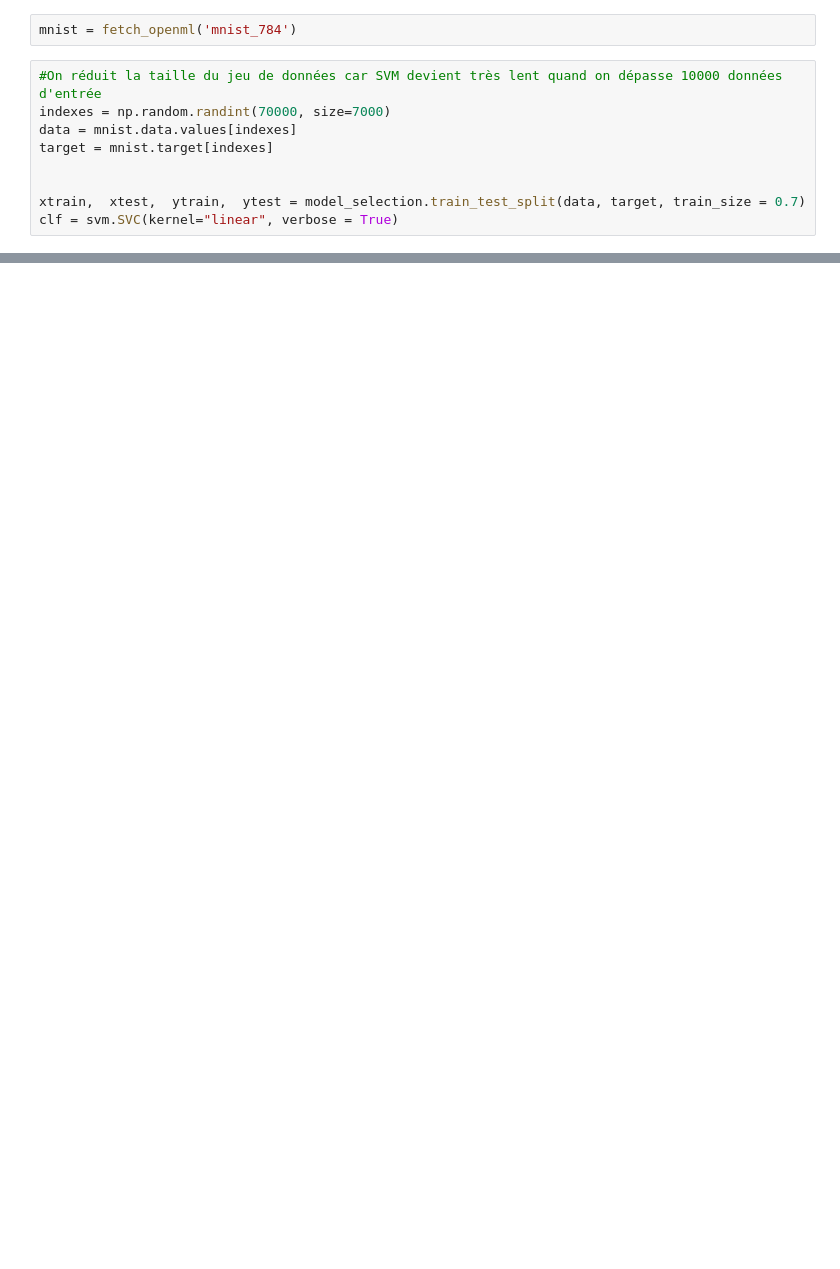
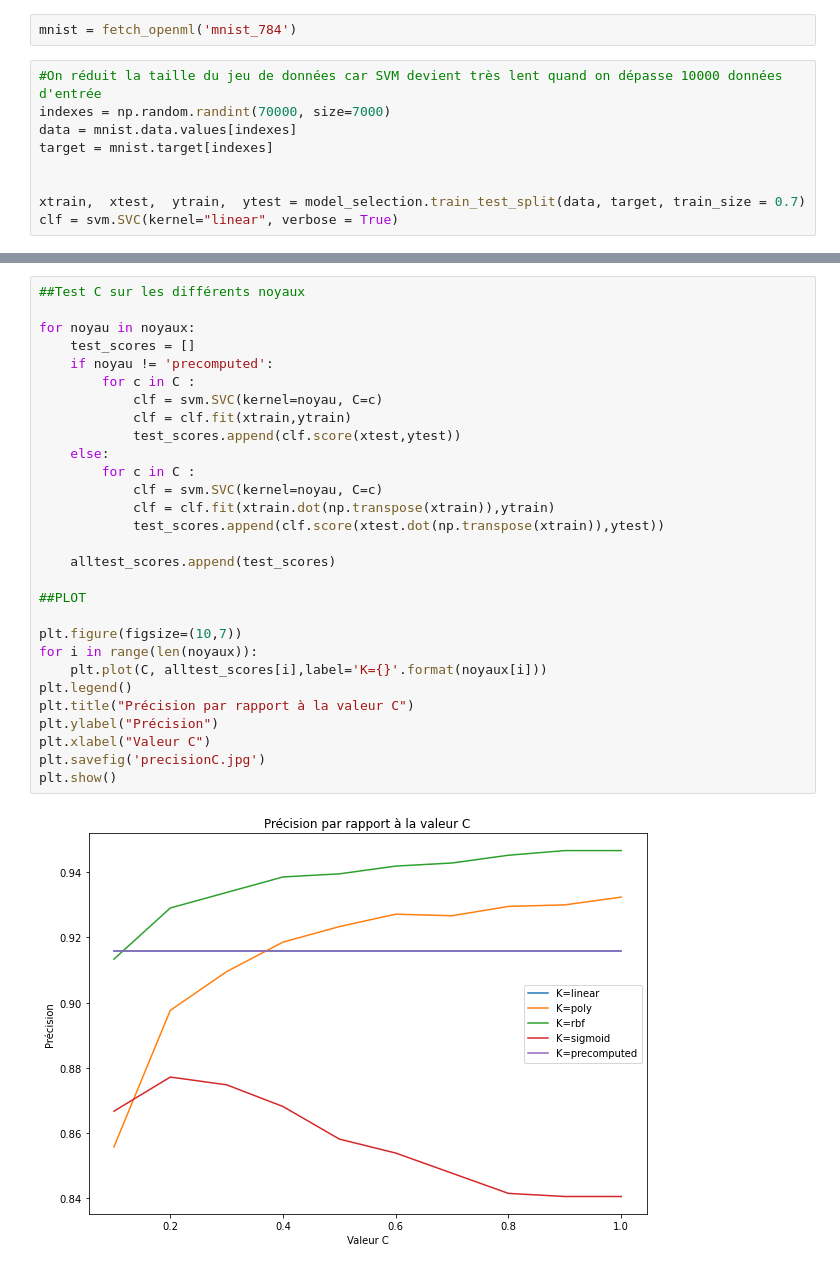
Before and after one commit to MarinoBenassai/TP-Supervise, a Jupyter notebook: SVM.ipynb, the cells around one changed output, grey strips where cells are left out. Drawn from its saved outputs; the diff is of its cells as text; blank space fills up the shorter version.

```diff
--- a/SVM.ipynb
+++ b/SVM.ipynb
@@ -94,0 +157,31 @@ print(cm)
+# %%
+##Test C sur les différents noyaux
+
+for noyau in noyaux:
+    test_scores = []
+    if noyau != 'precomputed':
+        for c in C :
+            clf = svm.SVC(kernel=noyau, C=c)
+            clf = clf.fit(xtrain,ytrain)
+            test_scores.append(clf.score(xtest,ytest))
+    else:
+        for c in C :
+            clf = svm.SVC(kernel=noyau, C=c)
+            clf = clf.fit(xtrain.dot(np.transpose(xtrain)),ytrain)
+            test_scores.append(clf.score(xtest.dot(np.transpose(xtrain)),ytest))
+
+    alltest_scores.append(test_scores)
+
+##PLOT
+
+plt.figure(figsize=(10,7))
+for i in range(len(noyaux)):
+    plt.plot(C, alltest_scores[i],label='K={}'.format(noyaux[i]))
+plt.legend()
+plt.title("Précision par rapport à la valeur C")
+plt.ylabel("Précision")
+plt.xlabel("Valeur C")
+plt.savefig('precisionC.jpg')
+plt.show()
+# %% [output]
+[figure, added]
```
Also changed, not shown: parts of 13 cells of this notebook, 3 other files.
